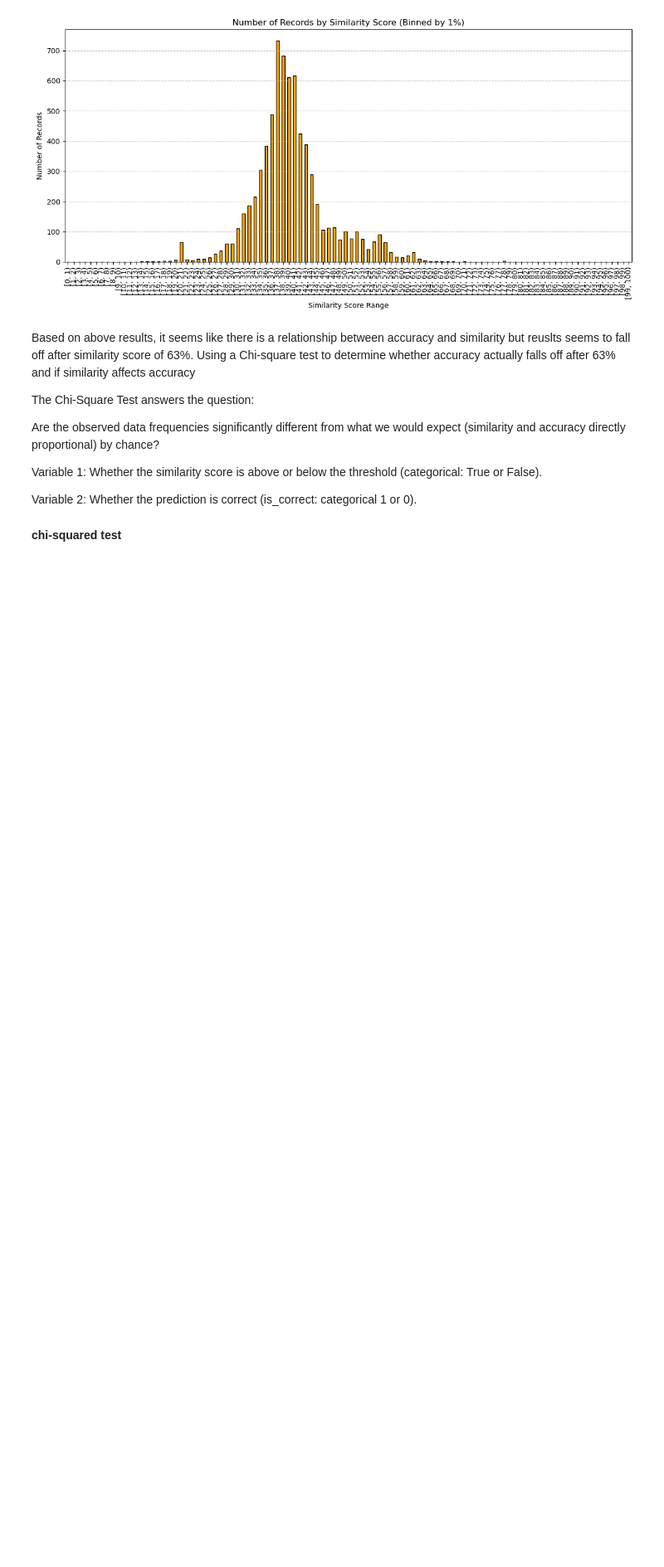
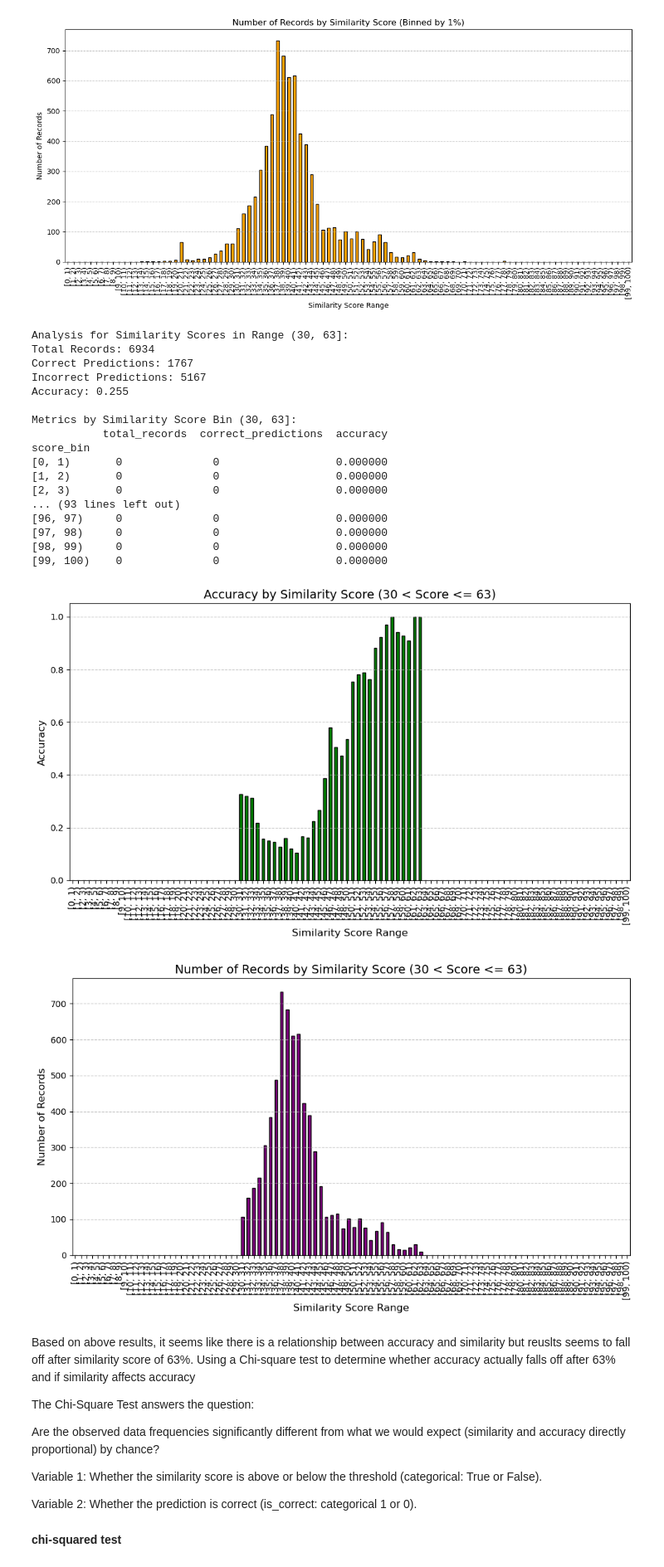
Before and after one commit to darinatic/insupply, a Jupyter notebook: notebooks/main.ipynb, the cells around one changed output. Shown: that part at 83% size. Cells and saved outputs as stored; diff of their text form; code cells hidden in the pictures; blank space fills up the shorter version.

```diff
--- a/notebooks/main.ipynb
+++ b/notebooks/main.ipynb
@@ -254,6 +254,76 @@ score_bin
 [99, 100)              0        0  0.000000
 [figure]
 [figure]
+# %%
+# Filter the data for similarity scores in the range (30, 63]
+filtered_df = df_copy[(df_copy['similarity_score'] > 30) & (df_copy['similarity_score'] <= 63)]
+pd.set_option('display.max_rows', None)
+# Calculate overall metrics for the filtered range
+total_records = len(filtered_df)
+correct_predictions = filtered_df['is_correct'].sum()
+incorrect_predictions = total_records - correct_predictions
+accuracy = correct_predictions / total_records if total_records > 0 else 0
+
+# Group by similarity scores in the range and calculate metrics
+range_metrics = filtered_df.groupby('score_bin').agg(
+    total_records=('is_correct', 'count'),
+    correct_predictions=('is_correct', 'sum'),
+    accuracy=('is_correct', 'mean')
+)
+
+# Fill NaN values with 0
+range_metrics = range_metrics.fillna(0)
+
+# Display the analysis results
+print(f"\nAnalysis for Similarity Scores in Range (30, 63]:")
+print(f"Total Records: {total_records}")
+print(f"Correct Predictions: {correct_predictions}")
+print(f"Incorrect Predictions: {incorrect_predictions}")
+print(f"Accuracy: {accuracy:.3f}")
+print("\nMetrics by Similarity Score Bin (30, 63]:")
+print(range_metrics)
+
+# Plot accuracy for the range
+plt.figure(figsize=(10, 6))
+range_metrics['accuracy'].plot(kind='bar', color='green', edgecolor='black')
+plt.title('Accuracy by Similarity Score (30 < Score <= 63)', fontsize=14)
+plt.xlabel('Similarity Score Range', fontsize=12)
+plt.ylabel('Accuracy', fontsize=12)
+plt.xticks(rotation=90)
+plt.grid(axis='y', linestyle='--', alpha=0.7)
+plt.tight_layout()
+plt.show()
+
+# Plot total records for the range
+plt.figure(figsize=(10, 6))
+range_metrics['total_records'].plot(kind='bar', color='purple', edgecolor='black')
+plt.title('Number of Records by Similarity Score (30 < Score <= 63)', fontsize=14)
+plt.xlabel('Similarity Score Range', fontsize=12)
+plt.ylabel('Number of Records', fontsize=12)
+plt.xticks(rotation=90)
+plt.grid(axis='y', linestyle='--', alpha=0.7)
+plt.tight_layout()
+plt.show()
+# %% [output]
+Analysis for Similarity Scores in Range (30, 63]:
+Total Records: 6934
+Correct Predictions: 1767
+Incorrect Predictions: 5167
+Accuracy: 0.255
+
+Metrics by Similarity Score Bin (30, 63]:
+           total_records  correct_predictions  accuracy
+score_bin
+[0, 1)       0              0                  0.000000
+[1, 2)       0              0                  0.000000
+[2, 3)       0              0                  0.000000
+... (93 lines left out)
+[96, 97)     0              0                  0.000000
+[97, 98)     0              0                  0.000000
+[98, 99)     0              0                  0.000000
+[99, 100)    0              0                  0.000000
+[figure, added]
+[figure, added]
 # %% [markdown]
 Based on above results, it seems like there is a relationship between accuracy and similarity but reuslts seems to fall off after similarity score of 63%. Using a Chi-square test to determine whether accuracy actually falls off after 63% and if similarity affects accuracy
 
```
Also changed, not shown: parts of 11 cells of this notebook.
